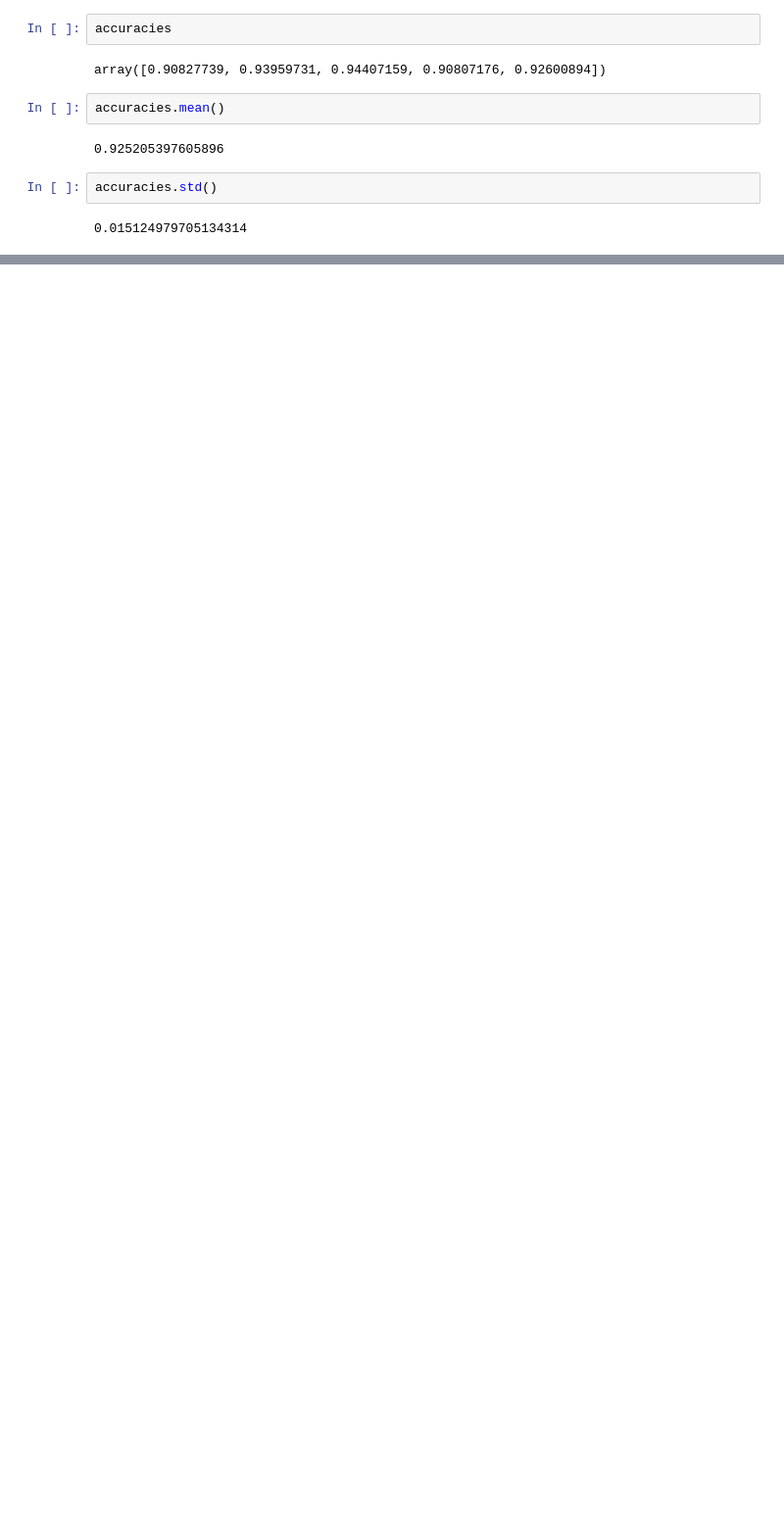
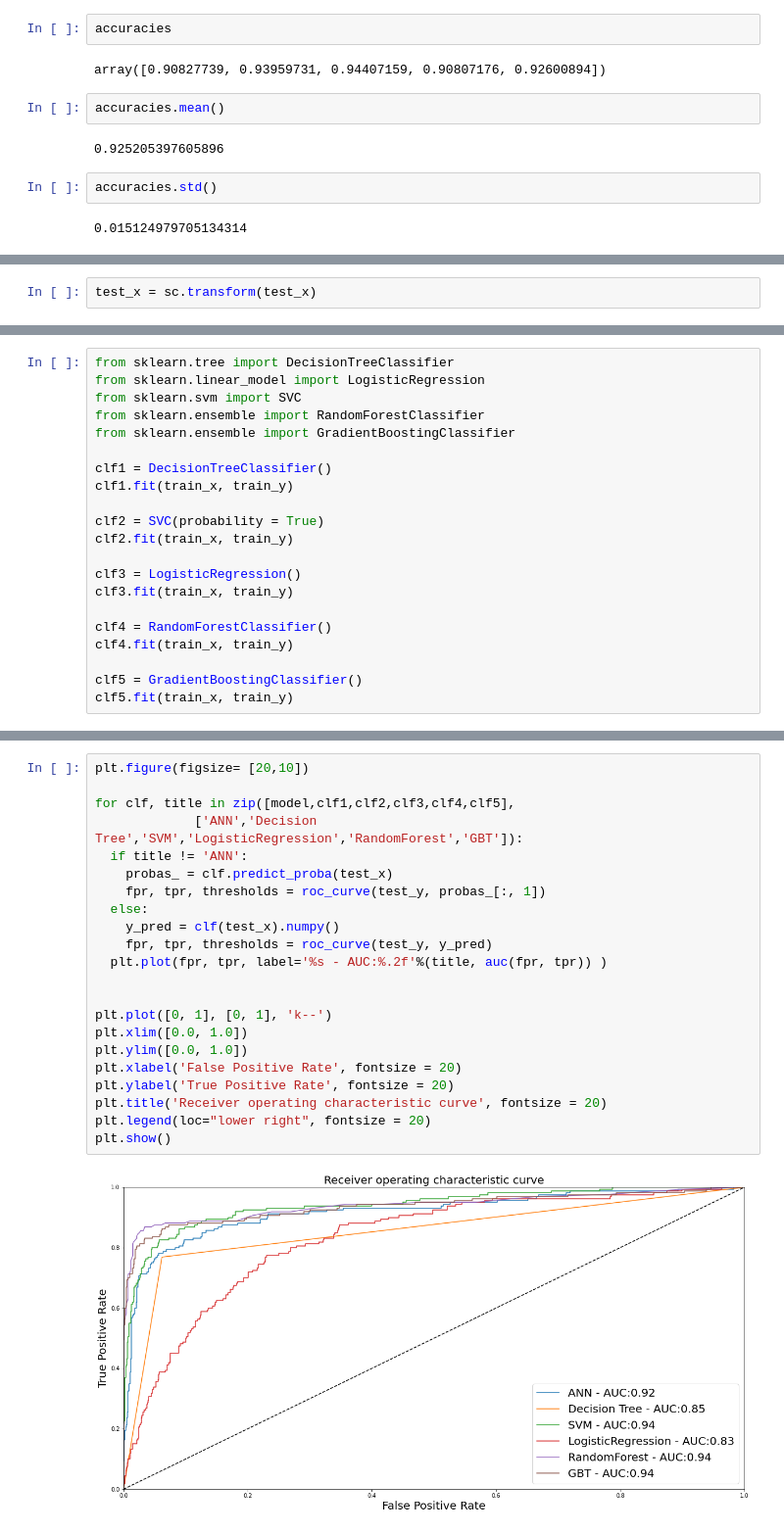
Before and after one commit to ywchiu/tibamedl, a Jupyter notebook: Demo20200725.ipynb, the cells around one changed output, grey strips where cells are left out. Shown: that part at 98% size. Cells and saved outputs as stored; diff of their text form; blank space fills up the shorter version.

```diff
--- a/Demo20200725.ipynb
+++ b/Demo20200725.ipynb
@@ -863,0 +1002,2 @@ accuracies.std()
+# %%
+test_x = sc.transform(test_x)
@@ -863,0 +1135,21 @@ accuracies.std()
+# %%
+from sklearn.tree import DecisionTreeClassifier
+from sklearn.linear_model import LogisticRegression
+from sklearn.svm import SVC
+from sklearn.ensemble import RandomForestClassifier
+from sklearn.ensemble import GradientBoostingClassifier
+
+clf1 = DecisionTreeClassifier()
+clf1.fit(train_x, train_y)
+
+clf2 = SVC(probability = True)
+clf2.fit(train_x, train_y)
+
+clf3 = LogisticRegression()
+clf3.fit(train_x, train_y)
+
+clf4 = RandomForestClassifier()
+clf4.fit(train_x, train_y)
+
+clf5 = GradientBoostingClassifier()
+clf5.fit(train_x, train_y)
@@ -863,0 +1167,24 @@ accuracies.std()
+# %%
+plt.figure(figsize= [20,10])
+
+for clf, title in zip([model,clf1,clf2,clf3,clf4,clf5],
+             ['ANN','Decision Tree','SVM','LogisticRegression','RandomForest','GBT']):
+  if title != 'ANN':
+    probas_ = clf.predict_proba(test_x)
+    fpr, tpr, thresholds = roc_curve(test_y, probas_[:, 1])
+  else:
+    y_pred = clf(test_x).numpy()
+    fpr, tpr, thresholds = roc_curve(test_y, y_pred)
+  plt.plot(fpr, tpr, label='%s - AUC:%.2f'%(title, auc(fpr, tpr)) )
+
+
+plt.plot([0, 1], [0, 1], 'k--')
+plt.xlim([0.0, 1.0])
+plt.ylim([0.0, 1.0])
+plt.xlabel('False Positive Rate', fontsize = 20)
+plt.ylabel('True Positive Rate', fontsize = 20)
+plt.title('Receiver operating characteristic curve', fontsize = 20)
+plt.legend(loc="lower right", fontsize = 20)
+plt.show()
+# %% [output]
+[figure, added]
```
Also changed, not shown: parts of 59 cells of this notebook.
